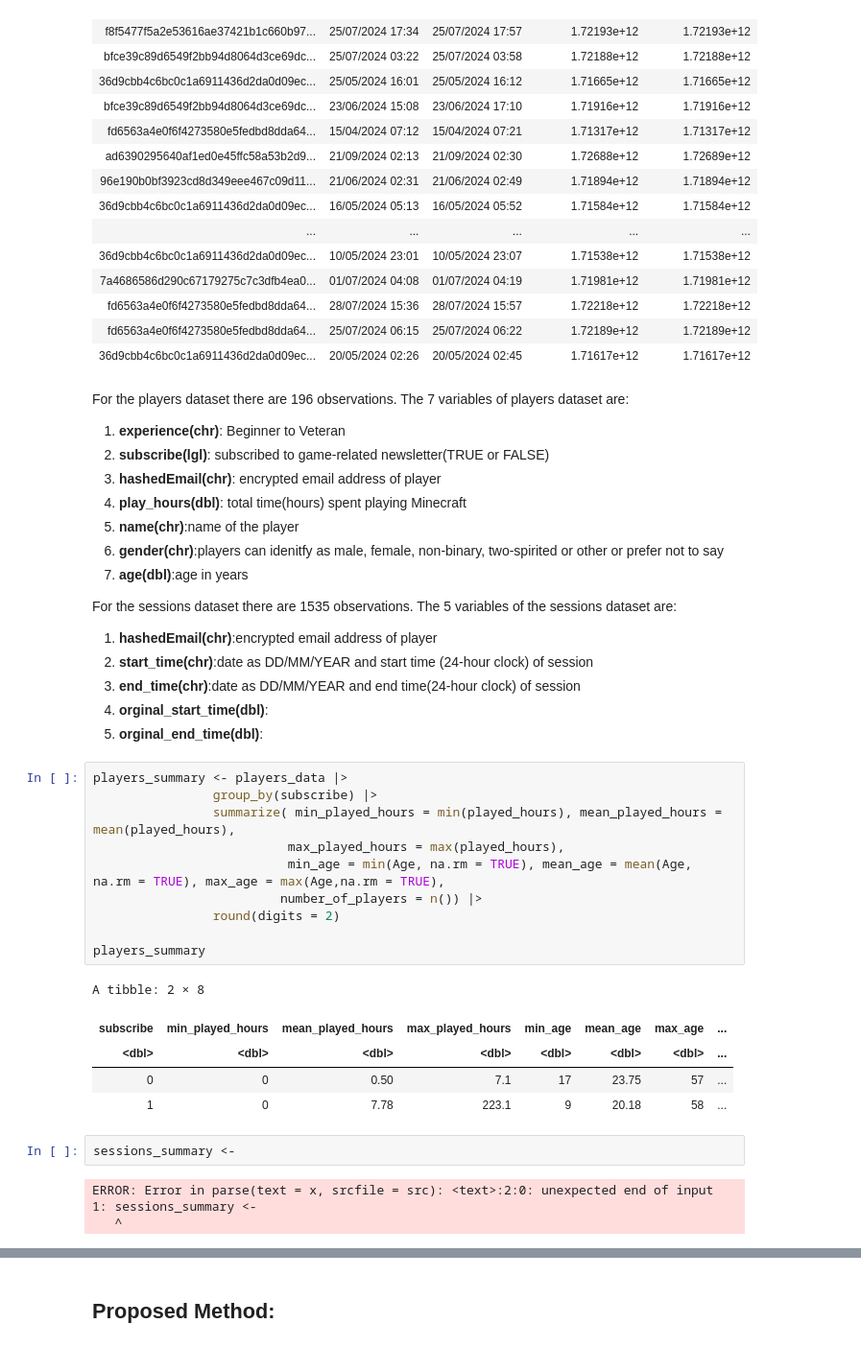
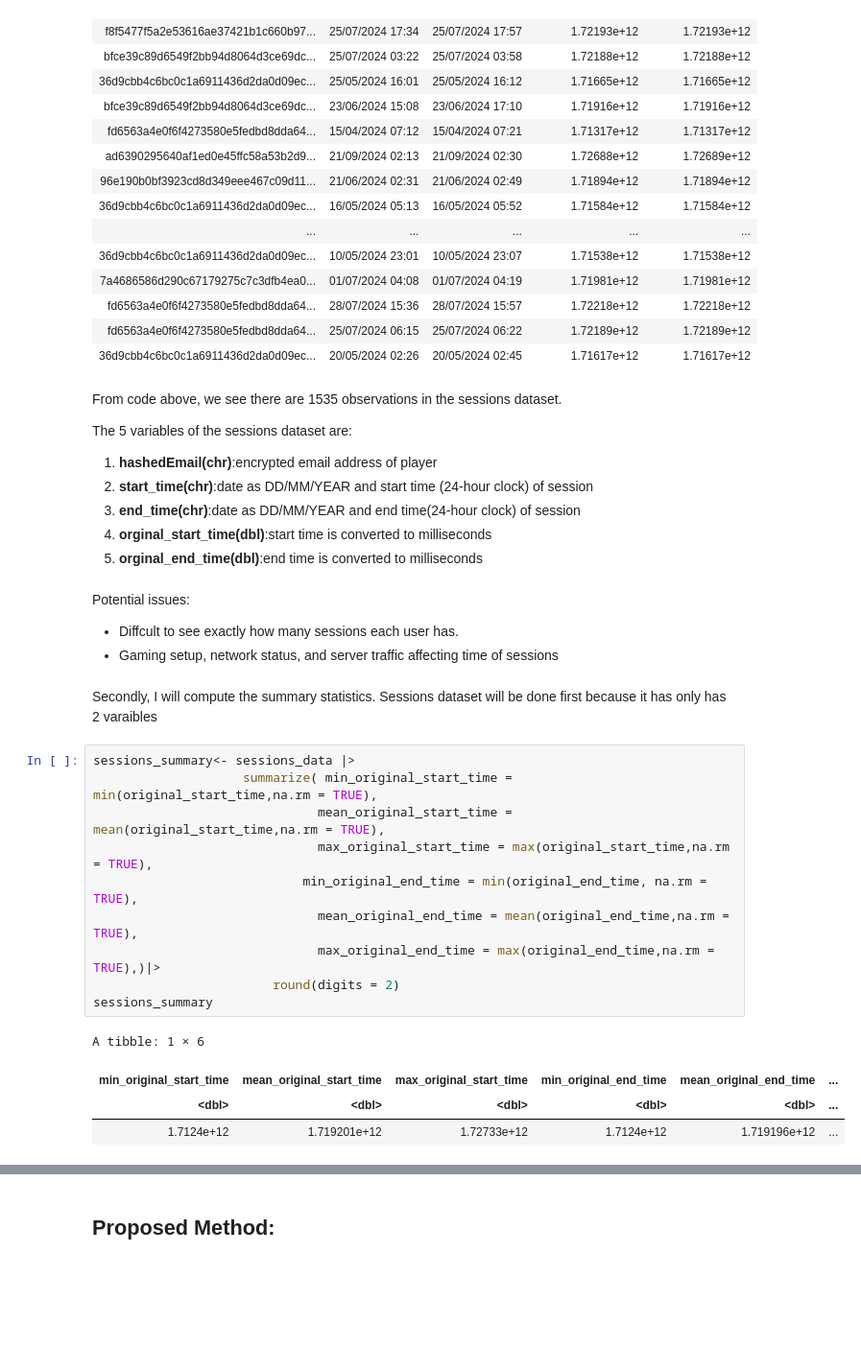
Before and after one commit to 604Beast/Project-Planning-Stage, a Jupyter notebook: Project_Planning_Stage .ipynb, the cells around one changed output, grey strips where cells are left out. Shown at 96% size. Drawn from its saved outputs; the diff is of its cells as text; blank space fills up the shorter version.

```diff
--- a/Project_Planning_Stage .ipynb
+++ b/Project_Planning_Stage .ipynb
@@ -95,42 +88,33 @@ A spec_tbl_df: 1535 × 5
 | fd6563a4e0f6f4273580e5fedbd8dda64... | 25/07/2024 06:15 | 25/07/2024 06:22 | 1.72189e+12 | 1.72189e+12 |
 | 36d9cbb4c6bc0c1a6911436d2da0d09ec... | 20/05/2024 02:26 | 20/05/2024 02:45 | 1.71617e+12 | 1.71617e+12 |
 # %% [markdown]
-For the players dataset there are 196 observations.
-The 7 variables of players dataset are:
-1. **experience(chr)**: Beginner to Veteran
-2. **subscribe(lgl)**: subscribed to game-related newsletter(TRUE or FALSE)
-3. **hashedEmail(chr)**: encrypted email address of player
-4. **play_hours(dbl)**: total time(hours) spent playing Minecraft
-5. **name(chr)**:name of the player
-6. **gender(chr)**:players can idenitfy as male, female, non-binary, two-spirited or other or prefer not to say
-7. **age(dbl)**:age in years
+From code above, we see there are 1535 observations in the sessions dataset.
 
-For the sessions dataset there are 1535 observations.
 The 5 variables of the sessions dataset are:
 1. **hashedEmail(chr)**:encrypted email address of player
 2. **start_time(chr)**:date as DD/MM/YEAR and start time (24-hour clock) of session
 3. **end_time(chr)**:date as DD/MM/YEAR and end time(24-hour clock) of session
-4. **orginal_start_time(dbl)**:
-5. **orginal_end_time(dbl)**:
+4. **orginal_start_time(dbl)**:start time is converted to milliseconds
+5. **orginal_end_time(dbl)**:end time is converted to milliseconds
-# %%
-players_summary <- players_data |>
-                group_by(subscribe) |>
-                summarize( min_played_hours = min(played_hours), mean_played_hours = mean(played_hours),
-                          max_played_hours = max(played_hours),
-                          min_age = min(Age, na.rm = TRUE), mean_age = mean(Age, na.rm = TRUE), max_age = max(Age,na.rm = TRUE),
-                         number_of_players = n()) |>
-                round(digits = 2)
-
-players_summary
-# %% [output]
-A tibble: 2 × 8
-| subscribe | min_played_hours | mean_played_hours | max_played_hours | min_age | mean_age | max_age | ... |
-| <dbl> | <dbl> | <dbl> | <dbl> | <dbl> | <dbl> | <dbl> | ... |
-| 0 | 0 | 0.50 | 7.1 | 17 | 23.75 | 57 | ... |
-| 1 | 0 | 7.78 | 223.1 | 9 | 20.18 | 58 | ... |
+# %% [markdown]
+Potential issues:
+
+ - Diffcult to see exactly how many sessions each user has.
+ - Gaming setup, network status, and server traffic affecting time of sessions
+# %% [markdown]
+Secondly, I will compute the summary statistics. Sessions dataset will be done first because it has only has 2 varaibles
 # %%
-sessions_summary <-
+sessions_summary<- sessions_data |>
+                    summarize( min_original_start_time = min(original_start_time,na.rm = TRUE),
+                              mean_original_start_time = mean(original_start_time,na.rm = TRUE),
+                              max_original_start_time = max(original_start_time,na.rm = TRUE),
+                            min_original_end_time = min(original_end_time, na.rm = TRUE),
+                              mean_original_end_time = mean(original_end_time,na.rm = TRUE),
+                              max_original_end_time = max(original_end_time,na.rm = TRUE),)|>
+                        round(digits = 2)
+sessions_summary
 # %% [output]
-ERROR: Error in parse(text = x, srcfile = src): <text>:2:0: unexpected end of input
-1: sessions_summary <-
-   ^
+A tibble: 1 × 6
+| min_original_start_time | mean_original_start_time | max_original_start_time | min_original_end_time | mean_original_end_time | ... |
+| <dbl> | <dbl> | <dbl> | <dbl> | <dbl> | ... |
+| 1.7124e+12 | 1.719201e+12 | 1.72733e+12 | 1.7124e+12 | 1.719196e+12 | ... |
```
Also changed, not shown: parts of 14 cells of this notebook.
